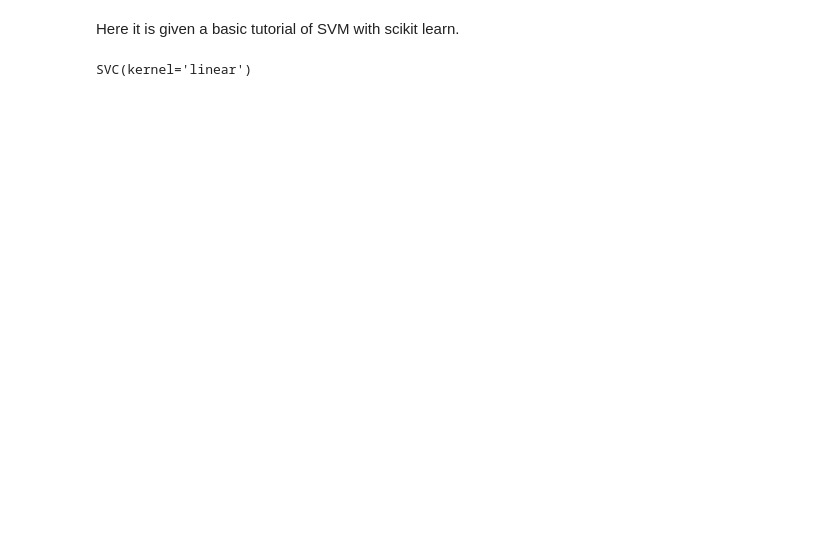
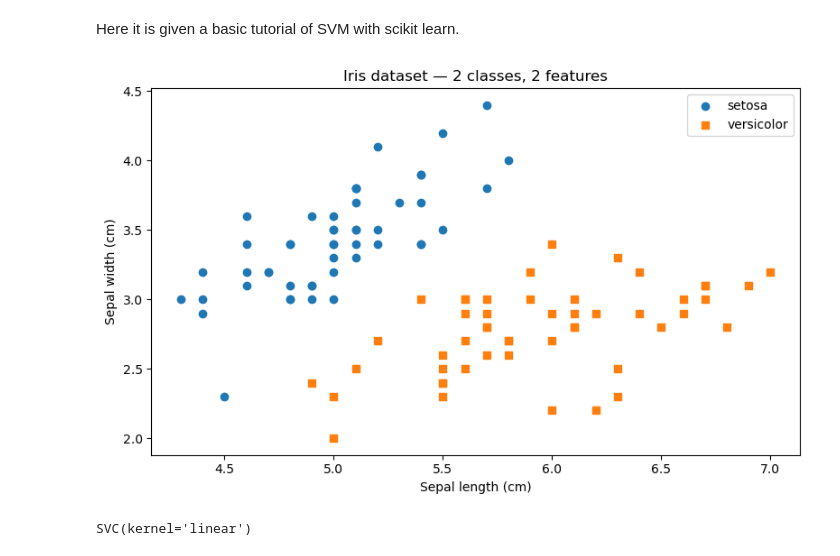
Before and after one commit to martinjimenez388/Road_to_alternatives, a Jupyter notebook: SupVecMach.ipynb, the cells around one changed output. Cells and saved outputs as stored; diff of their text form; code cells hidden in the pictures; blank space fills up the shorter version.

```diff
--- a/SupVecMach.ipynb
+++ b/SupVecMach.ipynb
@@ -10 +11,21 @@ import numpy as np
+# %%
+# --- 1. Load a toy dataset (Iris, 2 classes only) ---
+iris = datasets.load_iris()
+# Keep only the first two classes (setosa vs versicolor) for binary classification
+mask = iris.target != 2
+X = iris.data[mask][:, :2]  # use first 2 features so it's easy to visualize
+y = iris.target[mask]
+
+# Scatter plot — each colour is a class
+plt.figure(figsize=(8, 5))
+plt.scatter(X[y == 0, 0], X[y == 0, 1], label="setosa", marker="o")
+plt.scatter(X[y == 1, 0], X[y == 1, 1], label="versicolor", marker="s")
+plt.xlabel("Sepal length (cm)")
+plt.ylabel("Sepal width (cm)")
+plt.title("Iris dataset — 2 classes, 2 features")
+plt.legend()
+plt.tight_layout()
+plt.show()
+# %% [output]
+[figure, added]
 # %%
```
Also changed, not shown: parts of 3 cells of this notebook.
